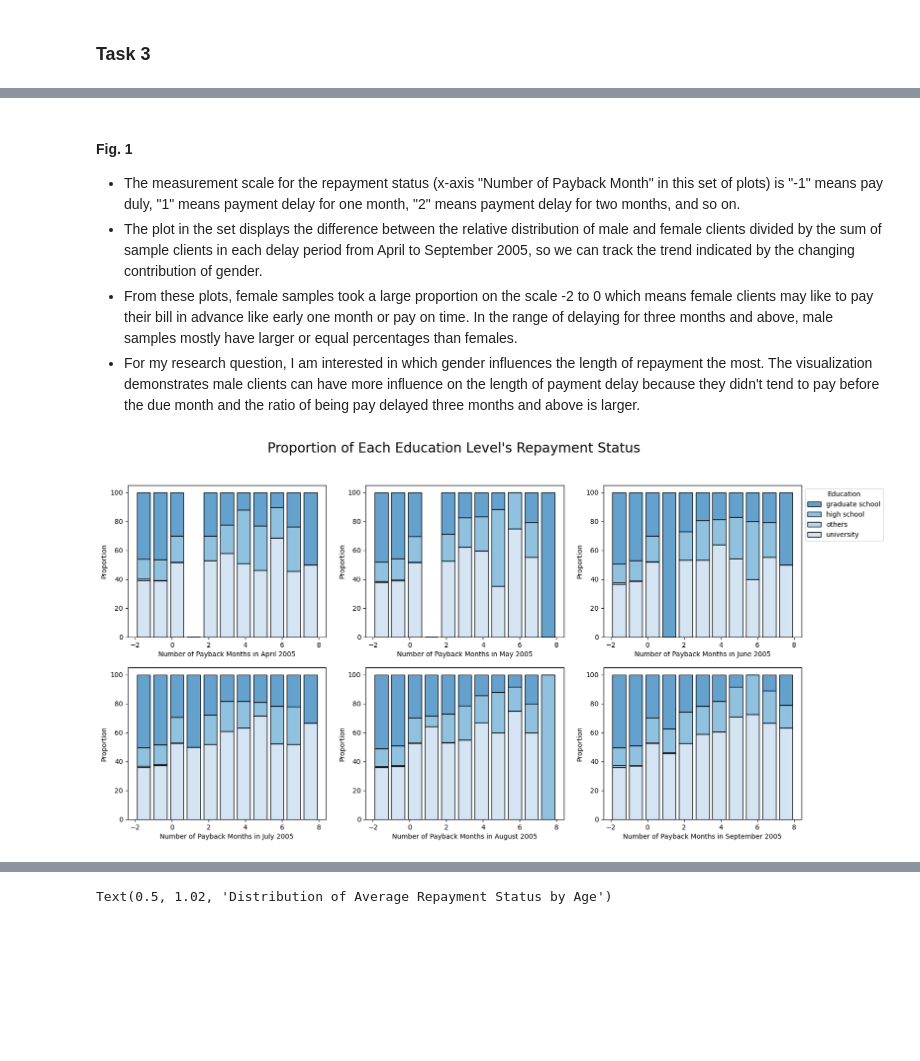
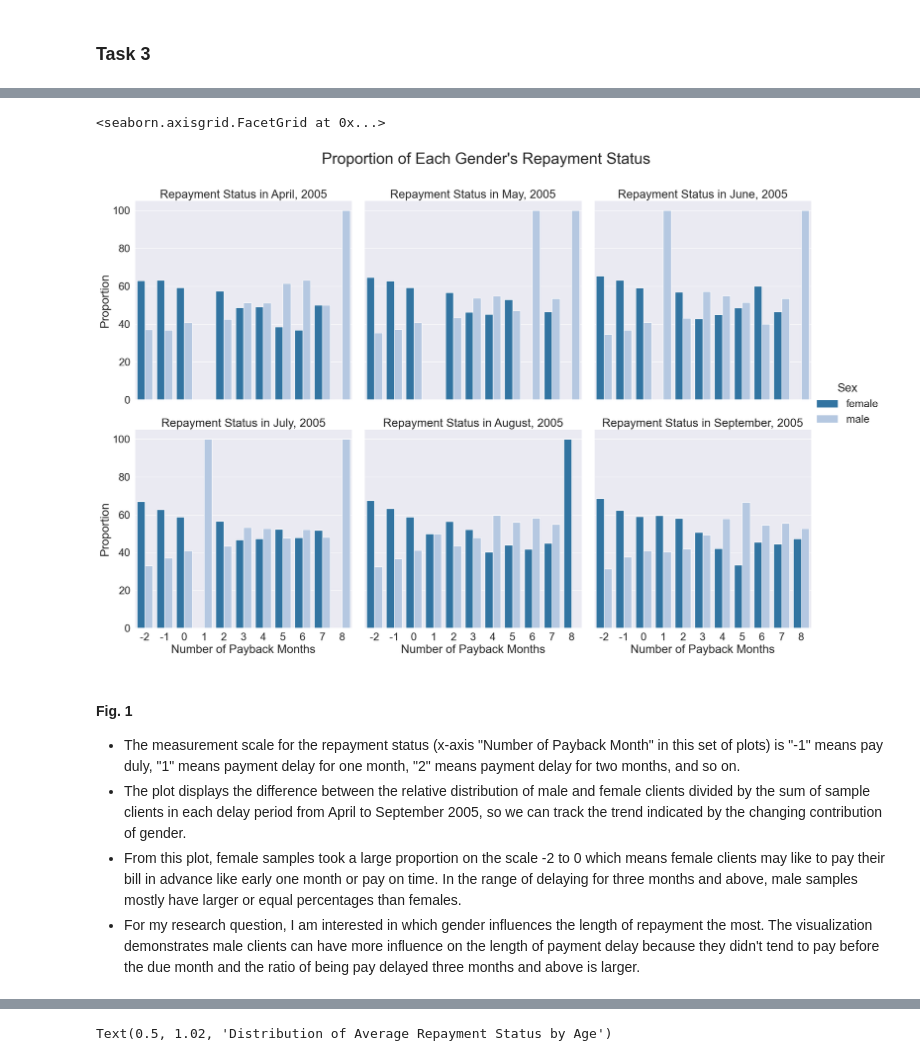
Before and after one commit to ubco-W2022T2-data301/project-group-group27, a Jupyter notebook: analysis/analysis_Remy.ipynb, the cells around one changed output, grey strips where cells are left out. Cells and saved outputs as stored; diff of their text form; code cells hidden in the pictures; blank space fills up the shorter version.

Commit message:
Corrected plots using matplotlib to seaborn

```diff
--- a/analysis/analysis_Remy.ipynb
+++ b/analysis/analysis_Remy.ipynb
@@ -739,0 +695,12 @@ plt.show()
+# %%
+# Reshape dataframe to a more reasonable one to make plot.
+p1=pd.melt(pdf1(), id_vars =['Sex','Count','Percentage'], value_vars =['Repayment_Status_April,2005'])
+p2=pd.melt(pdf2(), id_vars =['Sex','Count','Percentage'], value_vars =['Repayment_Status_May,2005'])
+p3=pd.melt(pdf3(), id_vars =['Sex','Count','Percentage'], value_vars =['Repayment_Status_June,2005'])
+p4=pd.melt(pdf4(), id_vars =['Sex','Count','Percentage'], value_vars =['Repayment_Status_July,2005'])
+p5=pd.melt(pdf5(), id_vars =['Sex','Count','Percentage'], value_vars =['Repayment_Status_August,2005'])
+p6=pd.melt(pdf6(), id_vars =['Sex','Count','Percentage'], value_vars =['Repayment_Status_September,2005'])
+set1=pd.concat([p1,p2,p3,p4,p5,p6]).reset_index(drop=True)
+set1=set1.rename(columns={'variable':'Month','value':'Repayment_Status'})
+set1['Month'] =set1['Month'].map({'Repayment_Status_April,2005': 'April', 'Repayment_Status_May,2005': 'May','Repayment_Status_June,2005':'June','Repayment_Status_July,2005':'July','Repayment_Status_August,2005':'August','Repayment_Status_September,2005': 'September'})
+set1
@@ -740,8 +721,19 @@ plt.show()
+# %%
+# Create one catplot for showing the percentage of each gender's repayment status in each month.
+sns.set(style='darkgrid',font_scale=2)
+plot_set1=sns.catplot(x='Repayment_Status',y='Percentage',hue='Sex',col = 'Month',col_wrap=3,
+            data=set1, kind='bar', height=7,aspect=1,palette='tab20')
+plot_set1.fig.suptitle("Proportion of Each Gender's Repayment Status",fontsize=32,y=1.05)
+plot_set1.set_axis_labels('Number of Payback Months', 'Proportion')
+plot_set1.set_titles('Repayment Status in {col_name}, 2005')
+# %% [output]
+<seaborn.axisgrid.FacetGrid at 0x...>
+[figure, added]
 # %% [markdown]
 #### Fig. 1
 - The measurement scale for the repayment status (x-axis "Number of Payback Month" in this set of plots) is "-1" means pay duly, "1" means payment delay for one month, "2" means payment delay for two months, and so on.
-- The plot in the set displays the difference between the relative distribution of male and female clients divided by the sum of sample clients in each delay period from April to September 2005, so we can track the trend indicated by the changing contribution of gender.
-- From these plots, female samples took a large proportion on the scale -2 to 0 which means female clients may like to pay their bill in advance like early one month or pay on time. In the range of delaying for three months and above, male samples mostly have larger or equal percentages than females.
+- The plot displays the difference between the relative distribution of male and female clients divided by the sum of sample clients in each delay period from April to September 2005, so we can track the trend indicated by the changing contribution of gender.
+- From this plot, female samples took a large proportion on the scale -2 to 0 which means female clients may like to pay their bill in advance like early one month or pay on time. In the range of delaying for three months and above, male samples mostly have larger or equal percentages than females.
 - For my research question, I am interested in which gender influences the length of repayment the most. The visualization  demonstrates male clients can have more influence on the length of payment delay because they didn't tend to pay before the due month and the ratio of being pay delayed three months and above is larger.
 # %%
 def pdf7():
@@ -1001,48 +993,3 @@ def pdf12():
         p12df=p12df.rename(columns={0:"Count"})
         p12df.to_csv("../data/processed/processed_data_Remy/plot12_data.csv")
         return p12df
-# %%
-# Create grouped stacked bar charts for showing the percentage of each education level's repayment status in each month.
-
-fig2=plt.figure(figsize=(18,9))
-fig2.suptitle("Proportion of Each Education Level's Repayment Status", fontsize=20)
-plt.subplot(2,3,1)
-ax7 = sns.histplot(pdf7(), x='Repayment_Status_April,2005', hue='Education', weights='Percentage',
-             multiple='stack', palette='tab20c', shrink=0.8,bins=11)
-ax7.set_ylabel('Proportion')
-ax7.set_xlabel('Number of Payback Months in April 2005')
-ax7.get_legend().remove()
-plt.subplot(2,3,2)
-ax8 = sns.histplot(pdf8(), x='Repayment_Status_May,2005', hue='Education', weights='Percentage',
-             multiple='stack', palette='tab20c', shrink=0.8,bins=11)
-ax8.set_ylabel('Proportion')
-ax8.set_xlabel('Number of Payback Months in May 2005')
-ax8.get_legend().remove()
-
-plt.subplot(2,3,3)
-ax9 = sns.histplot(pdf9(), x='Repayment_Status_June,2005', hue='Education', weights='Percentage',
-             multiple='stack', palette='tab20c', shrink=0.8,bins=11)
-ax9.set_ylabel('Proportion')
-ax9.set_xlabel('Number of Payback Months in June 2005')
-legend = ax9.get_legend().set_bbox_to_anchor((1, 1))
-plt.subplot(2,3,4)
-ax10 = sns.histplot(pdf10(), x='Repayment_Status_July,2005', hue='Education', weights='Percentage',
-             multiple='stack', palette='tab20c', shrink=0.8,bins=11)
-ax10.set_ylabel('Proportion')
-ax10.set_xlabel('Number of Payback Months in July 2005')
-ax10.get_legend().remove()
-plt.subplot(2,3,5)
-ax11 = sns.histplot(pdf11(), x='Repayment_Status_August,2005', hue='Education', weights='Percentage',
-             multiple='stack', palette='tab20c', shrink=0.8,bins=11)
-ax11.set_ylabel('Proportion')
-ax11.set_xlabel('Number of Payback Months in August 2005')
-ax11.get_legend().remove()
-plt.subplot(2,3,6)
-ax12 = sns.histplot(pdf12(), x='Repayment_Status_September,2005', hue='Education', weights='Percentage',
-             multiple='stack', palette='tab20c', shrink=0.8,bins=11)
-ax12.set_ylabel('Proportion')
-ax12.set_xlabel('Number of Payback Months in September 2005')
-ax12.get_legend().remove()
-plt.show()
-# %% [output]
-[figure, removed]
```
Also changed, not shown: parts of 9 cells of this notebook.
